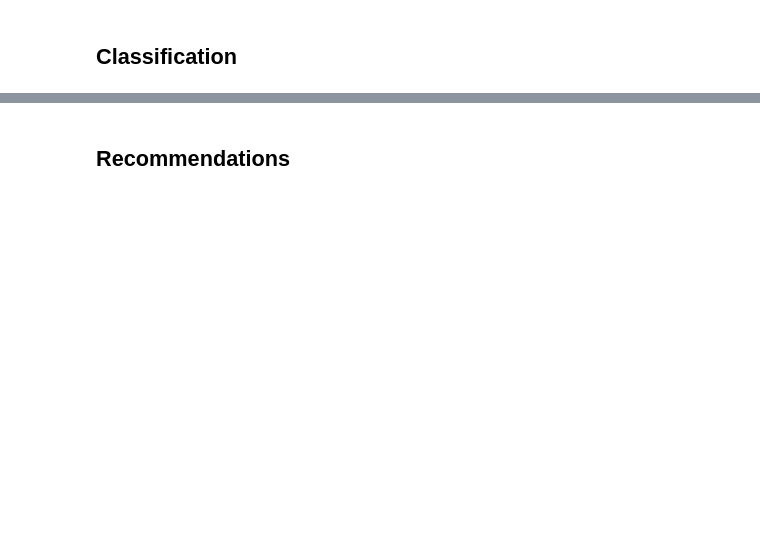
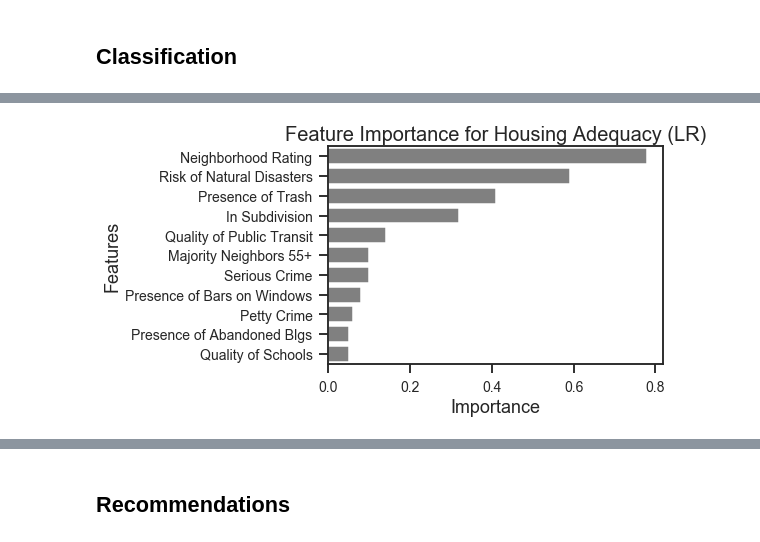
Before and after one commit to seoho926/us-housing-stock, a Jupyter notebook: technical_notebook.ipynb, the cells around one changed output, grey strips where cells are left out. Saved outputs shown, nothing was run; the diff lists cells and outputs as text; code cells hidden in the pictures; blank space fills up the shorter version.

```diff
--- a/technical_notebook.ipynb
+++ b/technical_notebook.ipynb
@@ -121,3 +137,3 @@ X_train, X_test, y_train, y_test = train_test_split(X_res, y_res, test_size=0.2,
 # %%
 # Creating a pipeline
-pipe = Pipeline([('scaler', StandardScaler()), ('clf', RandomForestClassifier(max_depth=30, random_state=42))])
+pipe = Pipeline(steps=[('scaler', StandardScaler()), ('clf',  LogisticRegression(random_state=42, solver='saga'))])
@@ -123,0 +148,12 @@ pipe = Pipeline([('scaler', StandardScaler()), ('clf', RandomForestClassifier(ma
+# %%
+pipe.steps[1] = ('clf',  LogisticRegression(random_state=42, solver='saga', C=10, penalty='l1'))
+pipe.fit(X_train,y_train)
+clf_lr = pipe.named_steps['clf']
+# %%
+feats = {}
+for feature, importance in zip(X_labels, clf_lr.coef_[0]):
+    feats[feature] = importance
+# %%
+features_graph_nb(feats,'LR')
+# %% [output]
+[figure, added]
```
Also changed, not shown: parts of 45 cells of this notebook, 2 other files.
